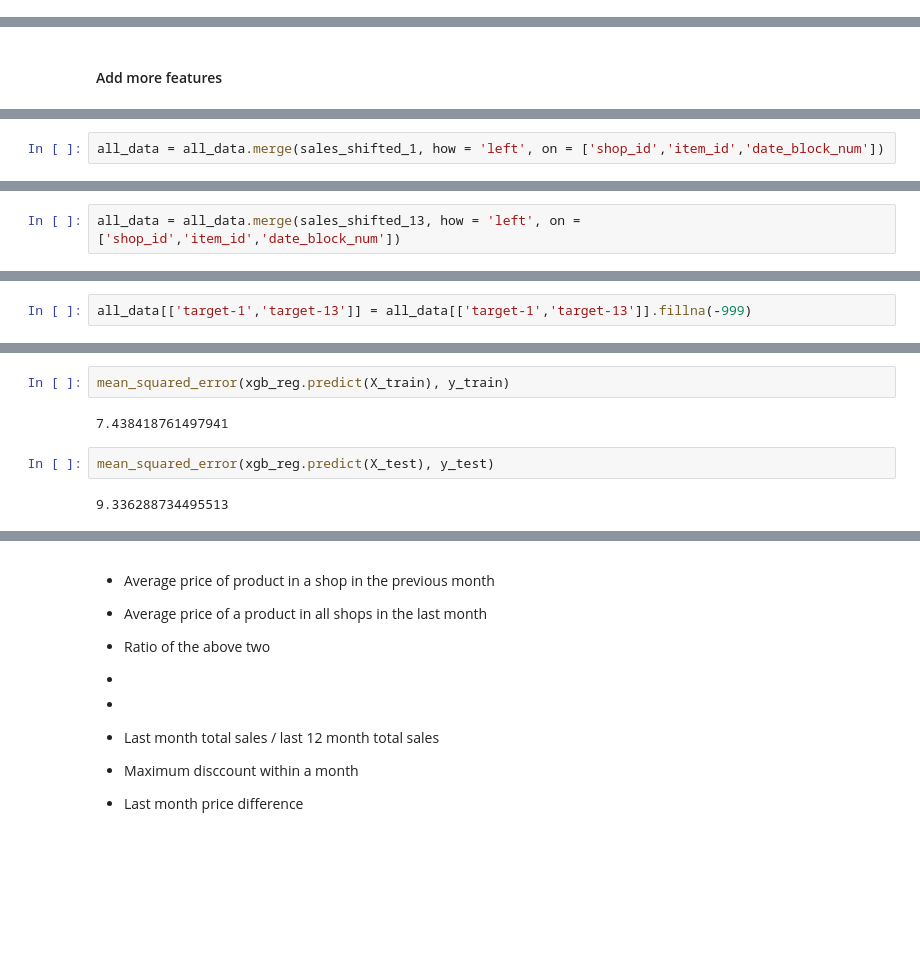
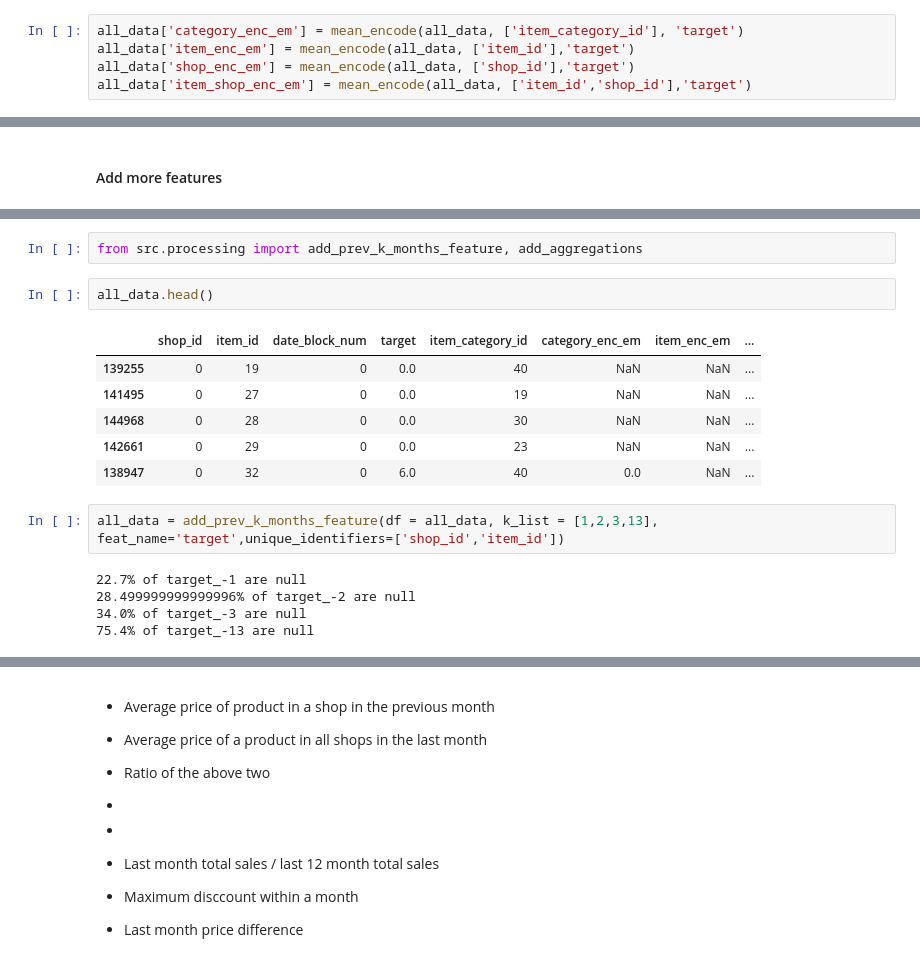
Before and after one commit to netomenoci/kaggle_sales, a Jupyter notebook: notebooks/EDA.ipynb, the cells around one changed output, grey strips where cells are left out. Drawn from its saved outputs; the diff is of its cells as text; blank space fills up the shorter version.

```diff
--- a/notebooks/EDA.ipynb
+++ b/notebooks/EDA.ipynb
@@ -195,3 +137,8 @@ all_data['item_shop_enc_em'].fillna(all_data['item_shop_enc_em'].mean(), inplace
+# %%
+all_data['category_enc_em'] = mean_encode(all_data, ['item_category_id'], 'target')
+all_data['item_enc_em'] = mean_encode(all_data, ['item_id'],'target')
+all_data['shop_enc_em'] = mean_encode(all_data, ['shop_id'],'target')
+all_data['item_shop_enc_em'] = mean_encode(all_data, ['item_id','shop_id'],'target')
 # %%
 all_data.corr()['target']
 # %% [output]
@@ -259,2 +180,0 @@ sales_shifted_13 = sales_shifted_13.rename(columns={"target":"target-13"})
-# %%
-all_data = all_data.merge(sales_shifted_1, how = 'left', on = ['shop_id','item_id','date_block_num'])
@@ -265,2 +180,0 @@ all_data['target-1'].isnull().mean()
-# %%
-all_data = all_data.merge(sales_shifted_13, how = 'left', on = ['shop_id','item_id','date_block_num'])
@@ -271,2 +180,0 @@ all_data['target-13'].isnull().mean()
-# %%
-all_data[['target-1','target-13']] = all_data[['target-1','target-13']].fillna(-999)
@@ -297,8 +181,18 @@ XGBRegressor(base_score=0.5, booster='gbtree', colsample_bylevel=1,
-# %%
-mean_squared_error(xgb_reg.predict(X_train), y_train)
-# %% [output]
-7.438418761497941
-# %%
-mean_squared_error(xgb_reg.predict(X_test), y_test)
-# %% [output]
-9.336288734495513
+# %%
+from src.processing import add_prev_k_months_feature, add_aggregations
+# %%
+all_data.head()
+# %% [output]
+|  | shop_id | item_id | date_block_num | target | item_category_id | category_enc_em | item_enc_em | ... |
+| 139255 | 0 | 19 | 0 | 0.0 | 40 | NaN | NaN | ... |
+| 141495 | 0 | 27 | 0 | 0.0 | 19 | NaN | NaN | ... |
+| 144968 | 0 | 28 | 0 | 0.0 | 30 | NaN | NaN | ... |
+| 142661 | 0 | 29 | 0 | 0.0 | 23 | NaN | NaN | ... |
+| 138947 | 0 | 32 | 0 | 6.0 | 40 | 0.0 | NaN | ... |
+# %%
+all_data = add_prev_k_months_feature(df = all_data, k_list = [1,2,3,13], feat_name='target',unique_identifiers=['shop_id','item_id'])
+# %% [output]
+22.7% of target_-1 are null
+28.499999999999996% of target_-2 are null
+34.0% of target_-3 are null
+75.4% of target_-13 are null
```
Also changed, not shown: parts of 54 cells of this notebook, 2 other files.
